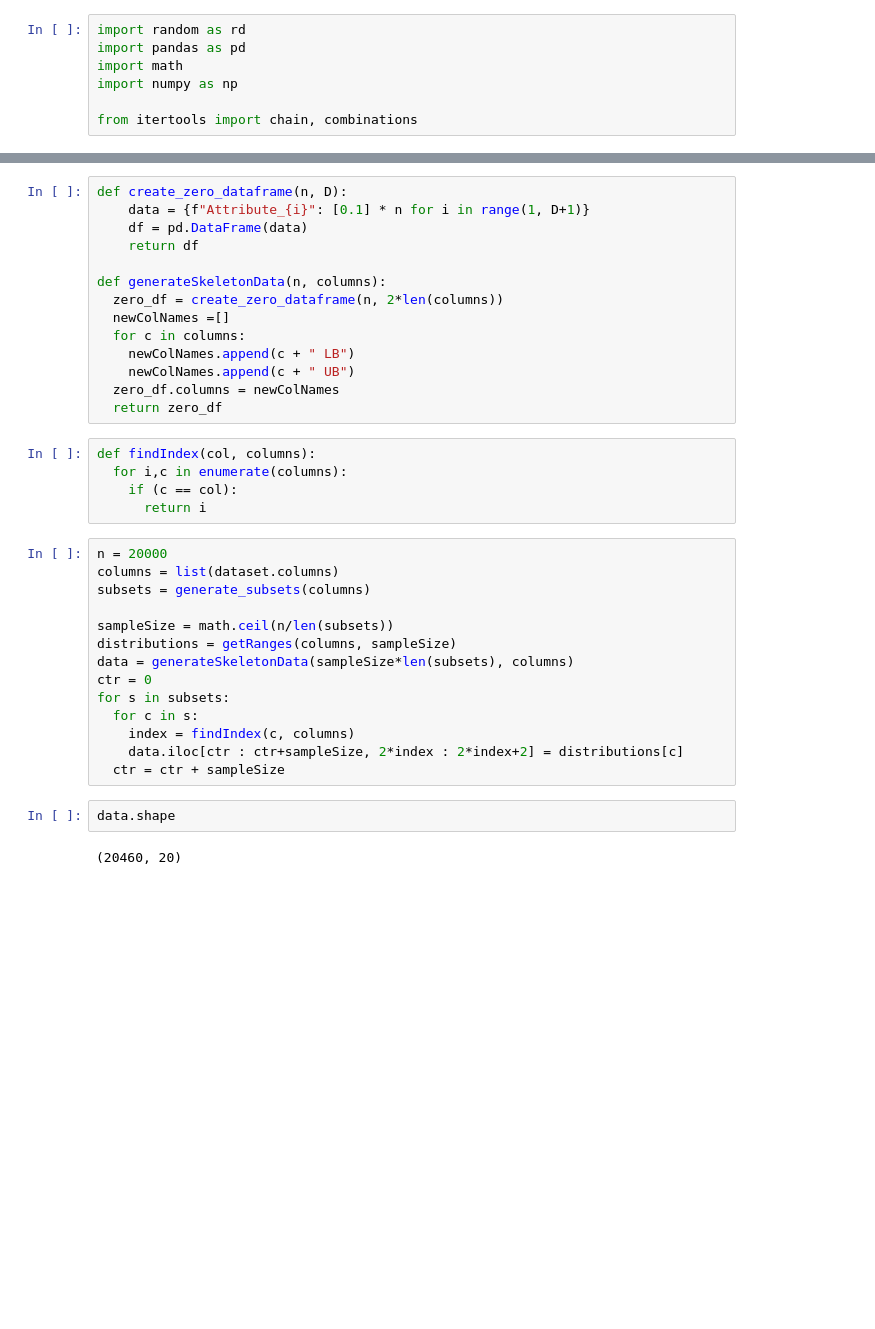
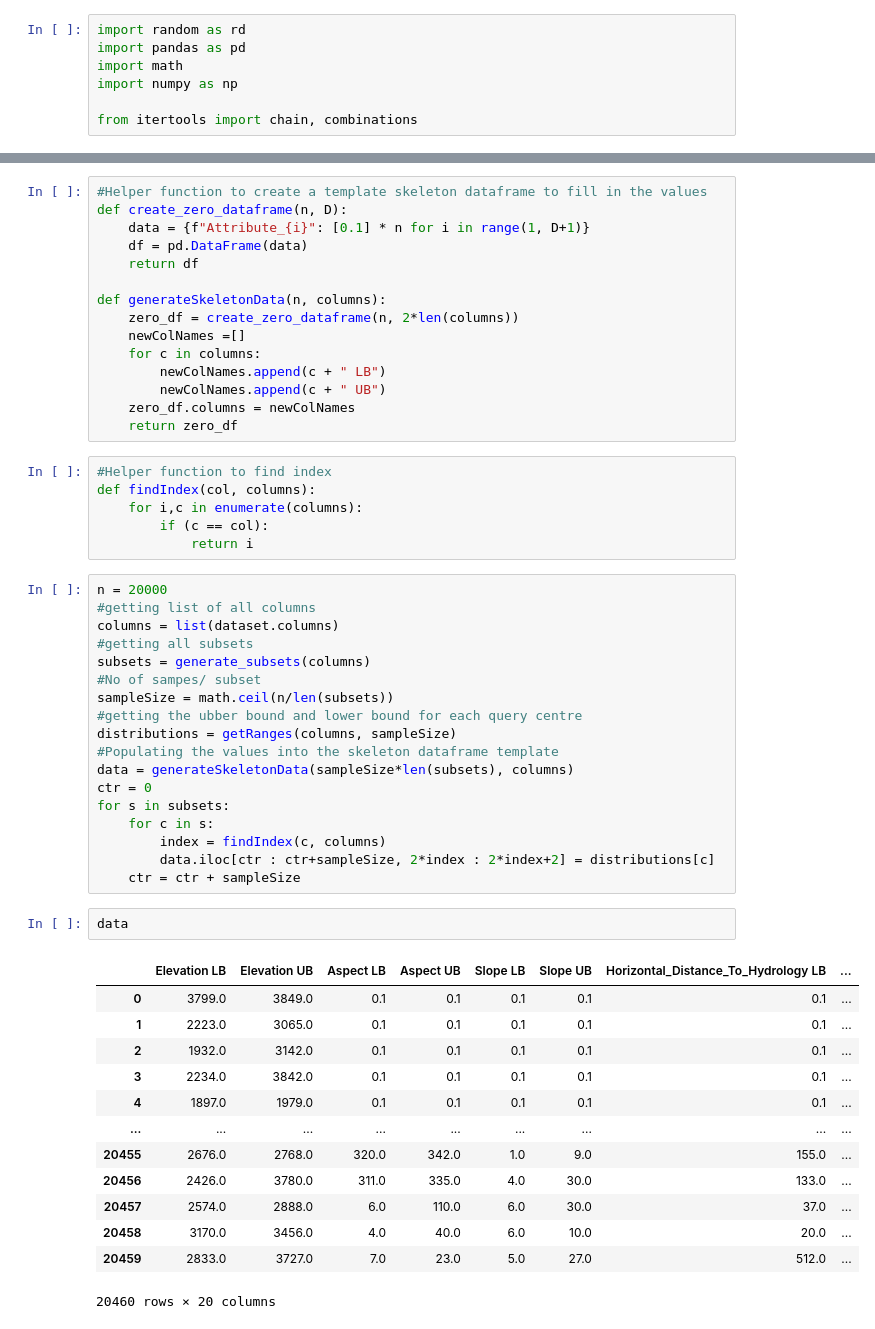
Before and after one commit to farnazi2000/DBMSProject, a Jupyter notebook: DatasetGeneration.ipynb, the cells around one changed output, grey strips where cells are left out. Saved outputs shown, nothing was run; the diff lists cells and outputs as text; blank space fills up the shorter version.

```diff
--- a/DatasetGeneration.ipynb
+++ b/DatasetGeneration.ipynb
@@ -115,37 +125,55 @@ def getRanges(cols, noSamplesSet):
 # %%
+#Helper function to create a template skeleton dataframe to fill in the values
 def create_zero_dataframe(n, D):
     data = {f"Attribute_{i}": [0.1] * n for i in range(1, D+1)}
     df = pd.DataFrame(data)
     return df
 
 def generateSkeletonData(n, columns):
-  zero_df = create_zero_dataframe(n, 2*len(columns))
-  newColNames =[]
-  for c in columns:
-    newColNames.append(c + " LB")
-    newColNames.append(c + " UB")
-  zero_df.columns = newColNames
-  return zero_df
+    zero_df = create_zero_dataframe(n, 2*len(columns))
+    newColNames =[]
+    for c in columns:
+        newColNames.append(c + " LB")
+        newColNames.append(c + " UB")
+    zero_df.columns = newColNames
+    return zero_df
 # %%
+#Helper function to find index
 def findIndex(col, columns):
-  for i,c in enumerate(columns):
-    if (c == col):
-      return i
+    for i,c in enumerate(columns):
+        if (c == col):
+            return i
 # %%
 n = 20000
+#getting list of all columns
 columns = list(dataset.columns)
+#getting all subsets
 subsets = generate_subsets(columns)
-
+#No of sampes/ subset
 sampleSize = math.ceil(n/len(subsets))
+#getting the ubber bound and lower bound for each query centre
 distributions = getRanges(columns, sampleSize)
+#Populating the values into the skeleton dataframe template
 data = generateSkeletonData(sampleSize*len(subsets), columns)
 ctr = 0
 for s in subsets:
-  for c in s:
-    index = findIndex(c, columns)
-    data.iloc[ctr : ctr+sampleSize, 2*index : 2*index+2] = distributions[c]
-  ctr = ctr + sampleSize
+    for c in s:
+        index = findIndex(c, columns)
+        data.iloc[ctr : ctr+sampleSize, 2*index : 2*index+2] = distributions[c]
+    ctr = ctr + sampleSize
 # %%
-data.shape
+data
 # %% [output]
+|  | Elevation LB | Elevation UB | Aspect LB | Aspect UB | Slope LB | Slope UB | Horizontal_Distance_To_Hydrology LB | ... |
+| 0 | 3799.0 | 3849.0 | 0.1 | 0.1 | 0.1 | 0.1 | 0.1 | ... |
+| 1 | 2223.0 | 3065.0 | 0.1 | 0.1 | 0.1 | 0.1 | 0.1 | ... |
+| 2 | 1932.0 | 3142.0 | 0.1 | 0.1 | 0.1 | 0.1 | 0.1 | ... |
+| 3 | 2234.0 | 3842.0 | 0.1 | 0.1 | 0.1 | 0.1 | 0.1 | ... |
+| 4 | 1897.0 | 1979.0 | 0.1 | 0.1 | 0.1 | 0.1 | 0.1 | ... |
+| ... | ... | ... | ... | ... | ... | ... | ... | ... |
+| 20455 | 2676.0 | 2768.0 | 320.0 | 342.0 | 1.0 | 9.0 | 155.0 | ... |
+| 20456 | 2426.0 | 3780.0 | 311.0 | 335.0 | 4.0 | 30.0 | 133.0 | ... |
+| 20457 | 2574.0 | 2888.0 | 6.0 | 110.0 | 6.0 | 30.0 | 37.0 | ... |
+| 20458 | 3170.0 | 3456.0 | 4.0 | 40.0 | 6.0 | 10.0 | 20.0 | ... |
+| 20459 | 2833.0 | 3727.0 | 7.0 | 23.0 | 5.0 | 27.0 | 512.0 | ... |
-(20460, 20)
+20460 rows × 20 columns
```
Also changed, not shown: parts of 11 cells of this notebook.
